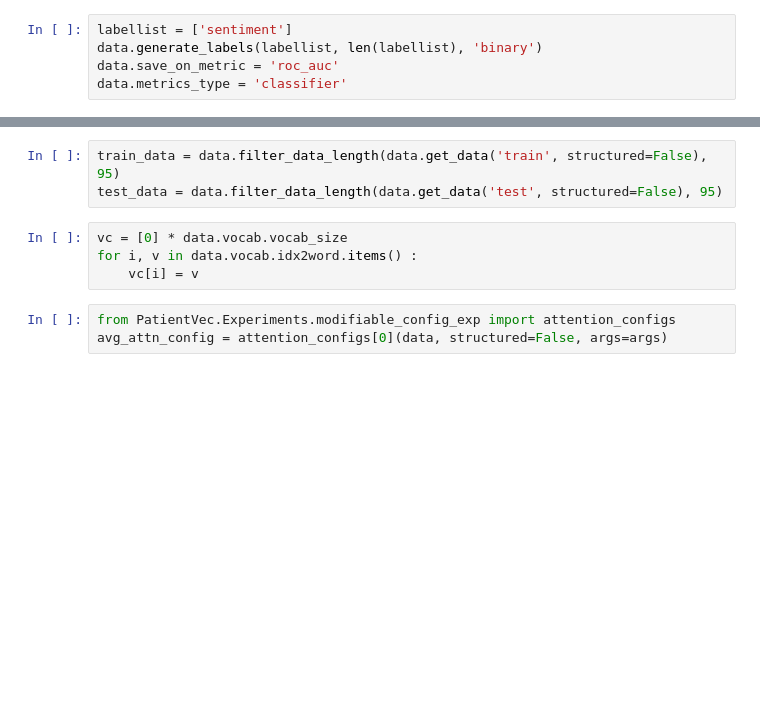
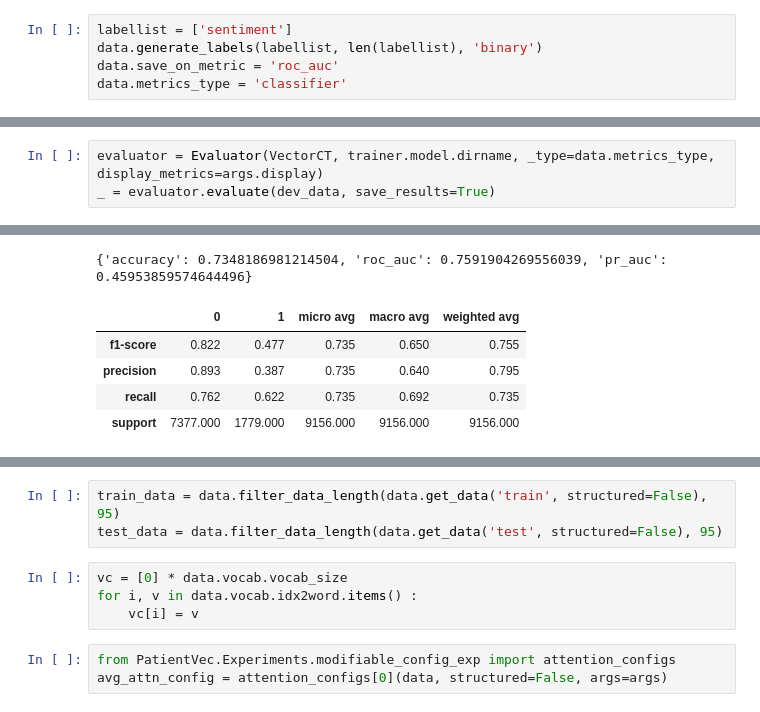
Before and after one commit to successar/PatientVec, a Jupyter notebook: IMDB.ipynb, the cells around one changed output, grey strips where cells are left out. Saved outputs shown, nothing was run; the diff lists cells and outputs as text; blank space fills up the shorter version.

```diff
--- a/IMDB.ipynb
+++ b/IMDB.ipynb
@@ -22,0 +132,4 @@ data.metrics_type = 'classifier'
+# %%
+evaluator = Evaluator(VectorCT, trainer.model.dirname, _type=data.metrics_type, display_metrics=args.display)
+_ = evaluator.evaluate(dev_data, save_results=True)
+# %% [output]
@@ -22,0 +149,6 @@ data.metrics_type = 'classifier'
+{'accuracy': 0.7348186981214504, 'roc_auc': 0.7591904269556039, 'pr_auc': 0.45953859574644496}
+|  | 0 | 1 | micro avg | macro avg | weighted avg |
+| f1-score | 0.822 | 0.477 | 0.735 | 0.650 | 0.755 |
+| precision | 0.893 | 0.387 | 0.735 | 0.640 | 0.795 |
+| recall | 0.762 | 0.622 | 0.735 | 0.692 | 0.735 |
+| support | 7377.000 | 1779.000 | 9156.000 | 9156.000 | 9156.000 |
```
Also changed, not shown: parts of 13 cells of this notebook, 8 other files.
